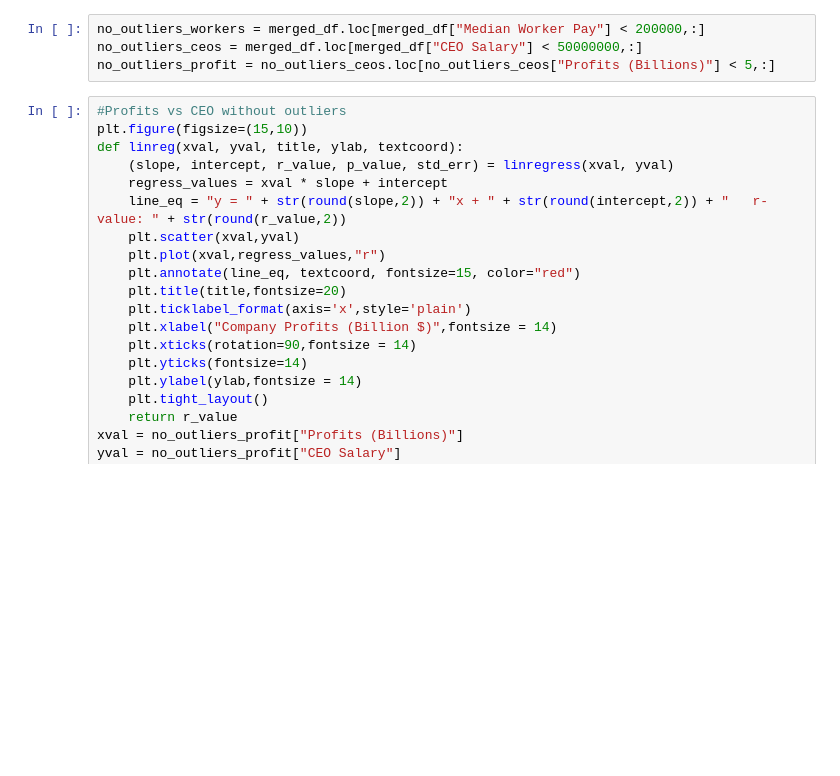
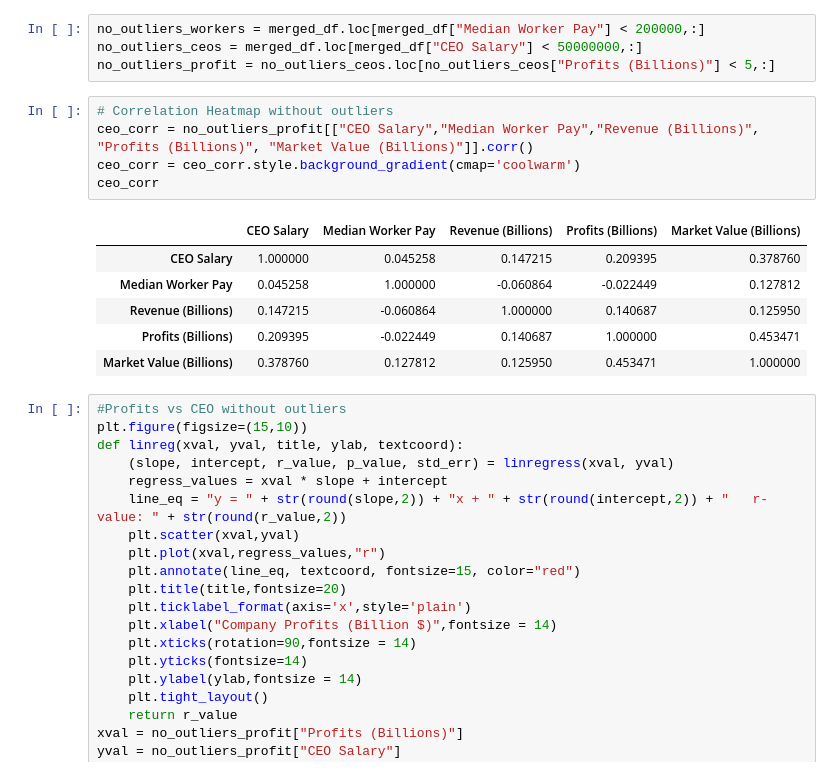
Before and after one commit to allison713/Group6_proj1, a Jupyter notebook: Data/datavisuals.ipynb, the cells around one changed output. Cells and saved outputs as stored; diff of their text form; blank space fills up the shorter version.

```diff
--- a/Data/datavisuals.ipynb
+++ b/Data/datavisuals.ipynb
@@ -364,6 +361,18 @@ plt.savefig("../Visuals/BoxPlot.png")
 no_outliers_workers = merged_df.loc[merged_df["Median Worker Pay"] < 200000,:]
 no_outliers_ceos = merged_df.loc[merged_df["CEO Salary"] < 50000000,:]
 no_outliers_profit = no_outliers_ceos.loc[no_outliers_ceos["Profits (Billions)"] < 5,:]
+# %%
+# Correlation Heatmap without outliers
+ceo_corr = no_outliers_profit[["CEO Salary","Median Worker Pay","Revenue (Billions)", "Profits (Billions)", "Market Value (Billions)"]].corr()
+ceo_corr = ceo_corr.style.background_gradient(cmap='coolwarm')
+ceo_corr
+# %% [output]
+|  | CEO Salary | Median Worker Pay | Revenue (Billions) | Profits (Billions) | Market Value (Billions) |
+| CEO Salary | 1.000000 | 0.045258 | 0.147215 | 0.209395 | 0.378760 |
+| Median Worker Pay | 0.045258 | 1.000000 | -0.060864 | -0.022449 | 0.127812 |
+| Revenue (Billions) | 0.147215 | -0.060864 | 1.000000 | 0.140687 | 0.125950 |
+| Profits (Billions) | 0.209395 | -0.022449 | 0.140687 | 1.000000 | 0.453471 |
+| Market Value (Billions) | 0.378760 | 0.127812 | 0.125950 | 0.453471 | 1.000000 |
 # %%
 #Profits vs CEO without outliers
 plt.figure(figsize=(15,10))
```
Also changed, not shown: parts of 2 cells of this notebook.
